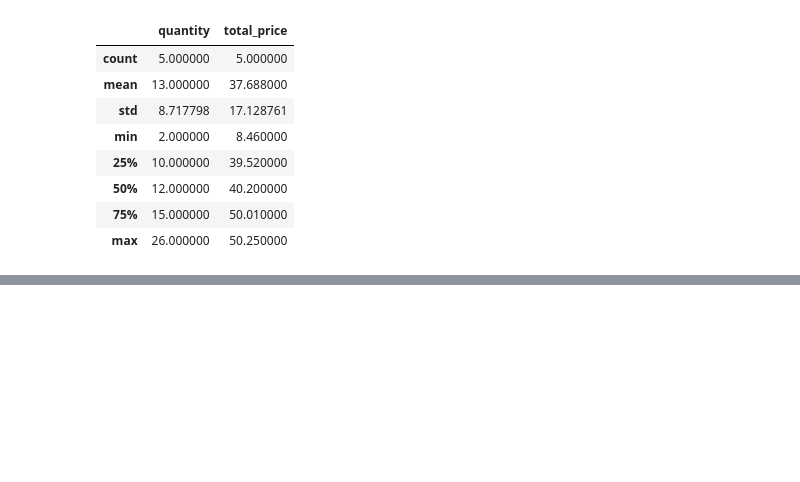
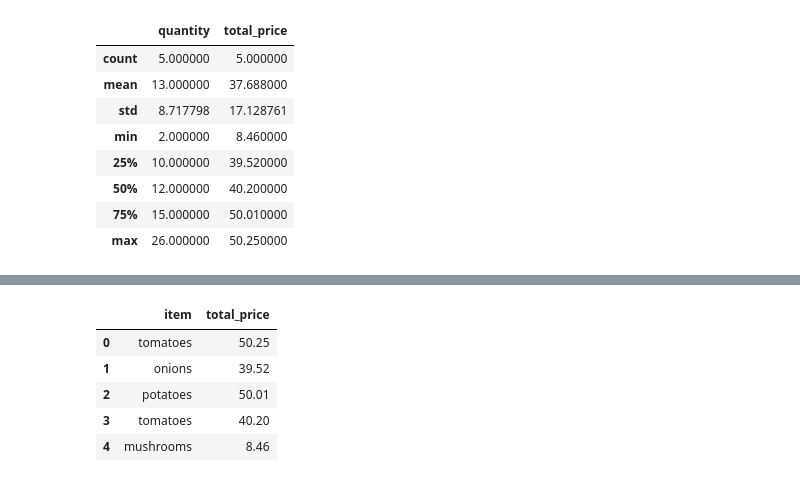
Before and after one commit to Luno0811/School_District_Analysis, a Jupyter notebook: pandas_practice.ipynb, the cells around one changed output, grey strips where cells are left out. Cells and saved outputs as stored; diff of their text form; code cells hidden in the pictures; blank space fills up the shorter version.

```diff
--- a/pandas_practice.ipynb
+++ b/pandas_practice.ipynb
@@ -255,0 +291,9 @@ sales_df.describe()
+# %%
+sales_df.loc[:, ["item", "total_price"]]
+# %% [output]
+|  | item | total_price |
+| 0 | tomatoes | 50.25 |
+| 1 | onions | 39.52 |
+| 2 | potatoes | 50.01 |
+| 3 | tomatoes | 40.20 |
+| 4 | mushrooms | 8.46 |
```
Also changed, not shown: parts of 6 cells of this notebook, 5 other files.
